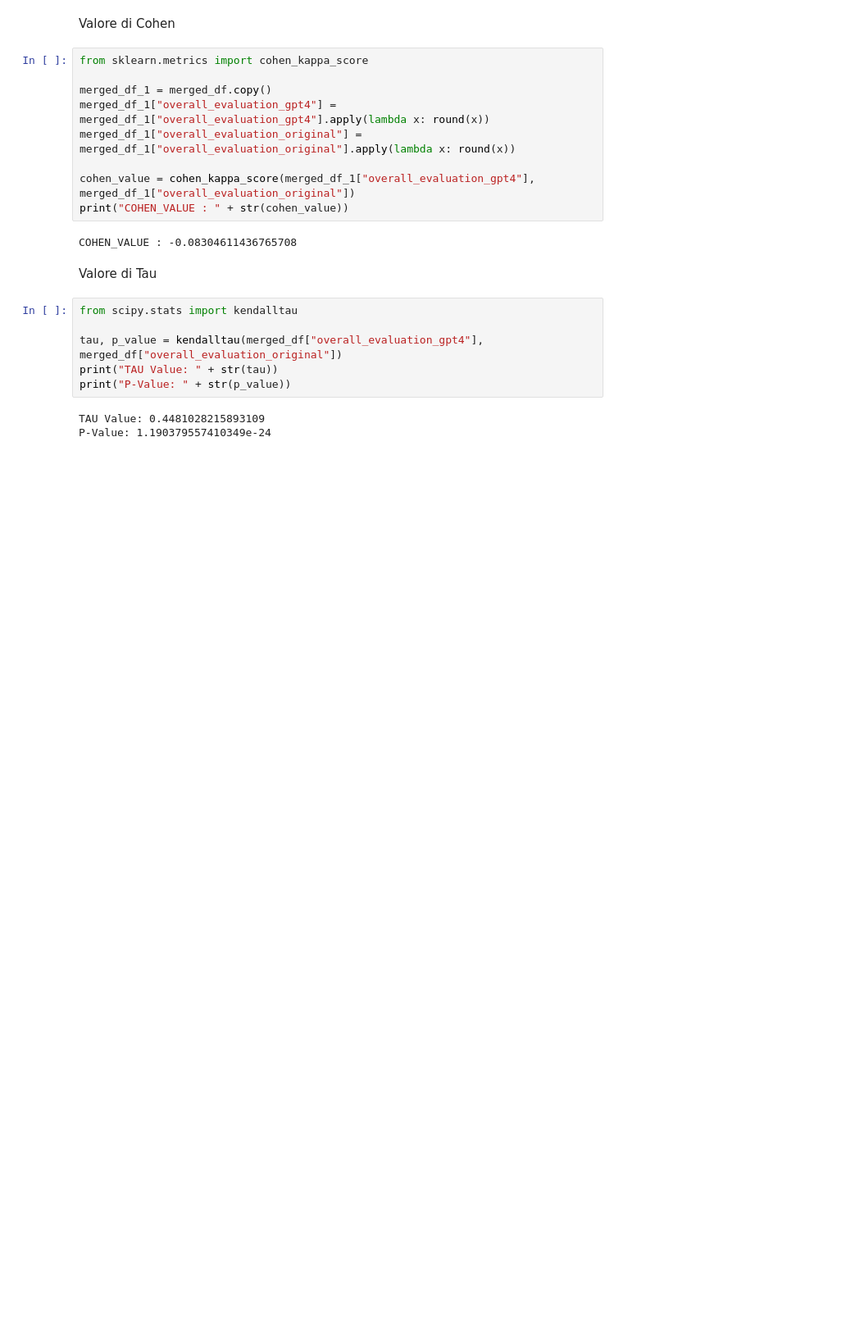
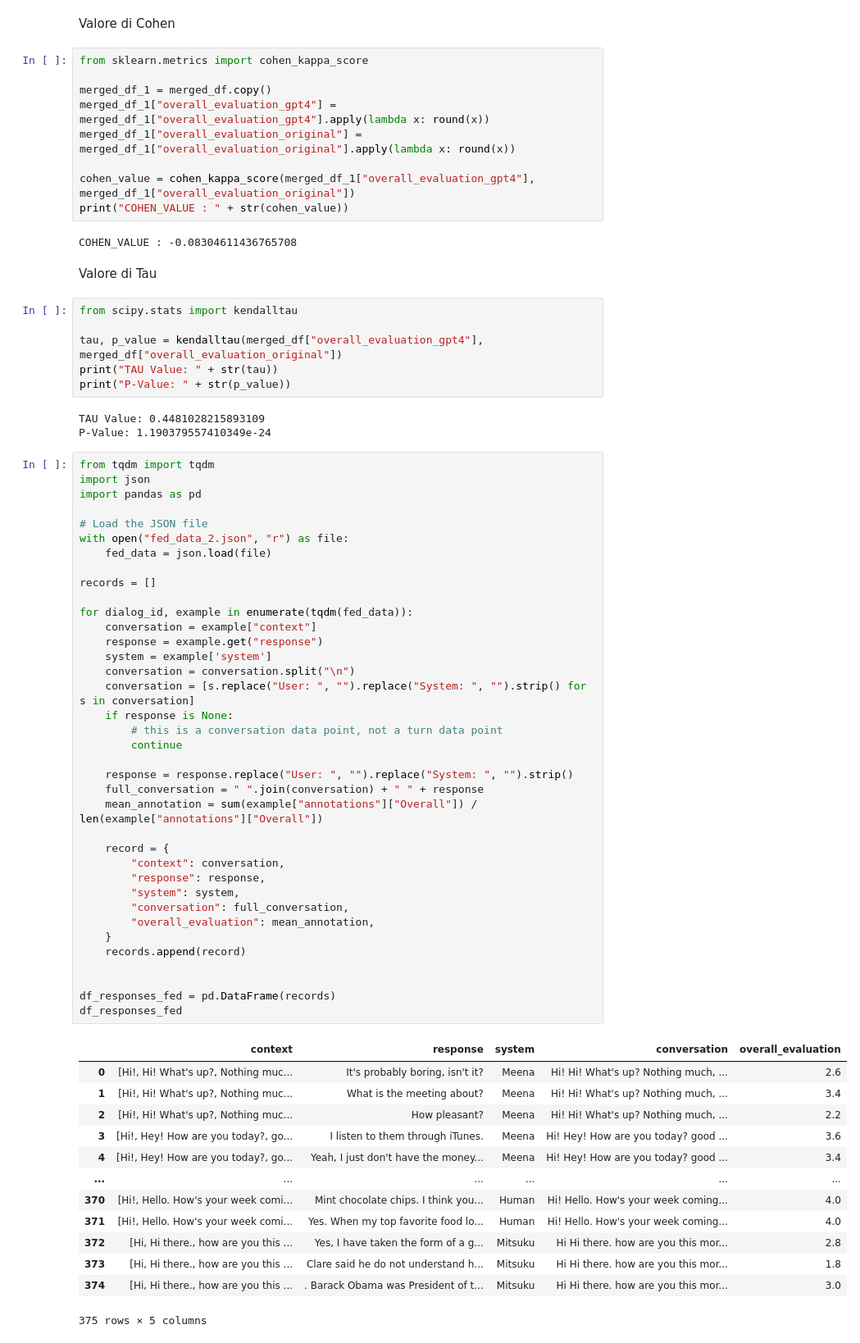
Before and after one commit to AndreaAmorosini/g-eval_persona-chat, a Jupyter notebook: data_explorer.ipynb, the cells around one changed output. Shown at 82% size. Saved outputs shown, nothing was run; the diff lists cells and outputs as text; blank space fills up the shorter version.

Commit message:
Aggiunta logica per il caricamento da fed_data.json

```diff
--- a/data_explorer.ipynb
+++ b/data_explorer.ipynb
@@ -246,3 +246,54 @@ print("P-Value: " + str(p_value))
 # %% [output]
 TAU Value: 0.4481028215893109
 P-Value: 1.190379557410349e-24
+# %%
+from tqdm import tqdm
+import json
+import pandas as pd
+
+# Load the JSON file
+with open("fed_data_2.json", "r") as file:
+    fed_data = json.load(file)
+
+records = []
+
+for dialog_id, example in enumerate(tqdm(fed_data)):
+    conversation = example["context"]
+    response = example.get("response")
+    system = example['system']
+    conversation = conversation.split("\n")
+    conversation = [s.replace("User: ", "").replace("System: ", "").strip() for s in conversation]
+    if response is None:
+        # this is a conversation data point, not a turn data point
+        continue
+
+    response = response.replace("User: ", "").replace("System: ", "").strip()
+    full_conversation = " ".join(conversation) + " " + response
+    mean_annotation = sum(example["annotations"]["Overall"]) / len(example["annotations"]["Overall"])
+
+    record = {
+        "context": conversation,
+        "response": response,
+        "system": system,
+        "conversation": full_conversation,
+        "overall_evaluation": mean_annotation,
+    }
+    records.append(record)
+
+
+df_responses_fed = pd.DataFrame(records)
+df_responses_fed
+# %% [output]
+|  | context | response | system | conversation | overall_evaluation |
+| 0 | [Hi!, Hi! What's up?, Nothing muc... | It's probably boring, isn't it? | Meena | Hi! Hi! What's up? Nothing much, ... | 2.6 |
+| 1 | [Hi!, Hi! What's up?, Nothing muc... | What is the meeting about? | Meena | Hi! Hi! What's up? Nothing much, ... | 3.4 |
+| 2 | [Hi!, Hi! What's up?, Nothing muc... | How pleasant? | Meena | Hi! Hi! What's up? Nothing much, ... | 2.2 |
+| 3 | [Hi!, Hey! How are you today?, go... | I listen to them through iTunes. | Meena | Hi! Hey! How are you today? good ... | 3.6 |
+| 4 | [Hi!, Hey! How are you today?, go... | Yeah, I just don't have the money... | Meena | Hi! Hey! How are you today? good ... | 3.4 |
+| ... | ... | ... | ... | ... | ... |
+| 370 | [Hi!, Hello. How's your week comi... | Mint chocolate chips. I think you... | Human | Hi! Hello. How's your week coming... | 4.0 |
+| 371 | [Hi!, Hello. How's your week comi... | Yes. When my top favorite food lo... | Human | Hi! Hello. How's your week coming... | 4.0 |
+| 372 | [Hi, Hi there., how are you this ... | Yes, I have taken the form of a g... | Mitsuku | Hi Hi there. how are you this mor... | 2.8 |
+| 373 | [Hi, Hi there., how are you this ... | Clare said he do not understand h... | Mitsuku | Hi Hi there. how are you this mor... | 1.8 |
+| 374 | [Hi, Hi there., how are you this ... | . Barack Obama was President of t... | Mitsuku | Hi Hi there. how are you this mor... | 3.0 |
+375 rows × 5 columns
```
